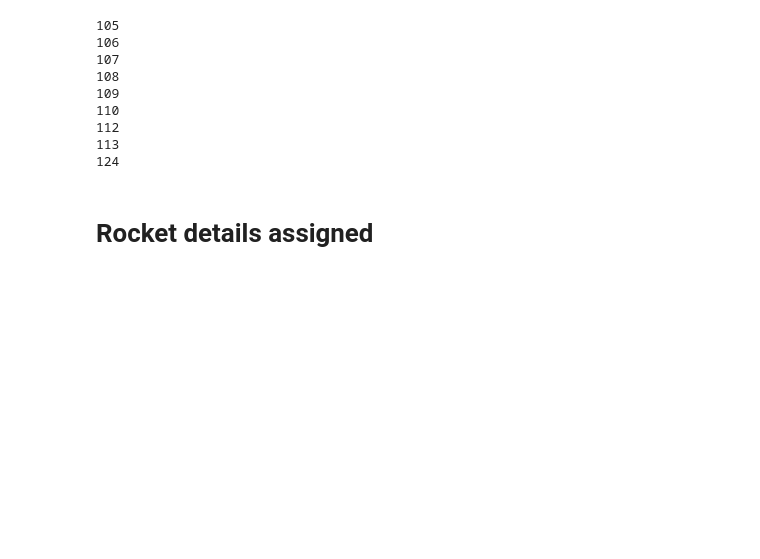
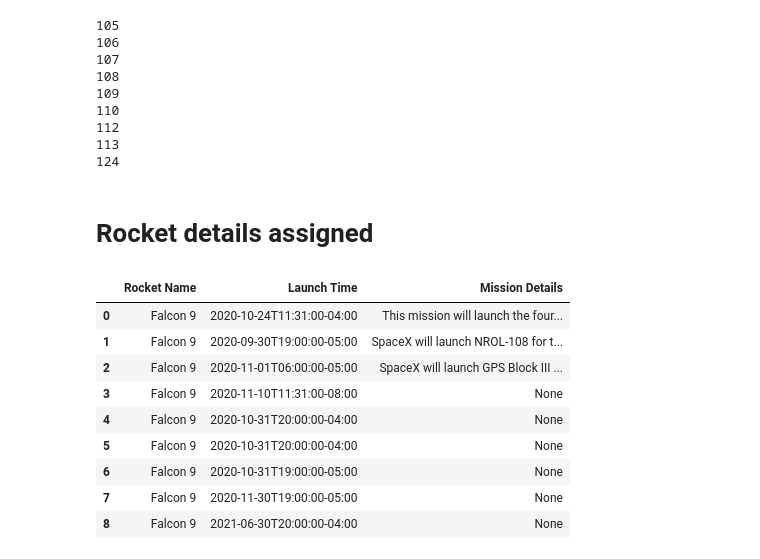
Before and after one commit to tayfritz/spacexdata, a Jupyter notebook: data.py.ipynb, the cells around one changed output. Drawn from its saved outputs; the diff is of its cells as text; code cells hidden in the pictures; blank space fills up the shorter version.

Commit message:
Pandas added to add a DataFrame to show the data pulled from API

```diff
--- a/data.py.ipynb
+++ b/data.py.ipynb
@@ -72,0 +72,26 @@ print(" Rocket Name  |  )
+# %%
+data = [
+        [rocket_105, date_105, details_105],
+        [rocket_106, date_106, details_106],
+        [rocket_107, date_107, details_107],
+        [rocket_108, date_108, details_108],
+        [rocket_109, date_109, details_109],
+        [rocket_110, date_110, details_110],
+        [rocket_112, date_112, details_112],
+        [rocket_113, date_113, details_113],
+        [rocket_124, date_124, details_124],
+]
+# %%
+df = DataFrame(data = data, columns =["Rocket Name", "Launch Time", "Mission Details"])
+df
+# %% [output]
+|  | Rocket Name | Launch Time | Mission Details |
+| 0 | Falcon 9 | 2020-10-24T11:31:00-04:00 | This mission will launch the four... |
+| 1 | Falcon 9 | 2020-09-30T19:00:00-05:00 | SpaceX will launch NROL-108 for t... |
+| 2 | Falcon 9 | 2020-11-01T06:00:00-05:00 | SpaceX will launch GPS Block III ... |
+| 3 | Falcon 9 | 2020-11-10T11:31:00-08:00 | None |
+| 4 | Falcon 9 | 2020-10-31T20:00:00-04:00 | None |
+| 5 | Falcon 9 | 2020-10-31T20:00:00-04:00 | None |
+| 6 | Falcon 9 | 2020-10-31T19:00:00-05:00 | None |
+| 7 | Falcon 9 | 2020-11-30T19:00:00-05:00 | None |
+| 8 | Falcon 9 | 2021-06-30T20:00:00-04:00 | None |
```
Also changed, not shown: parts of 2 cells of this notebook.
